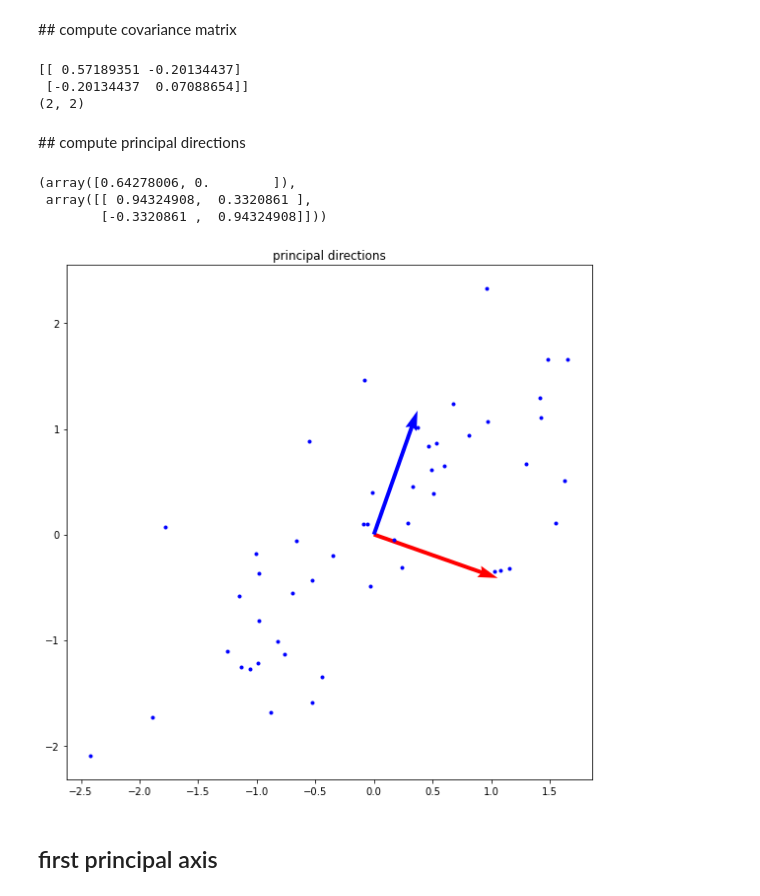
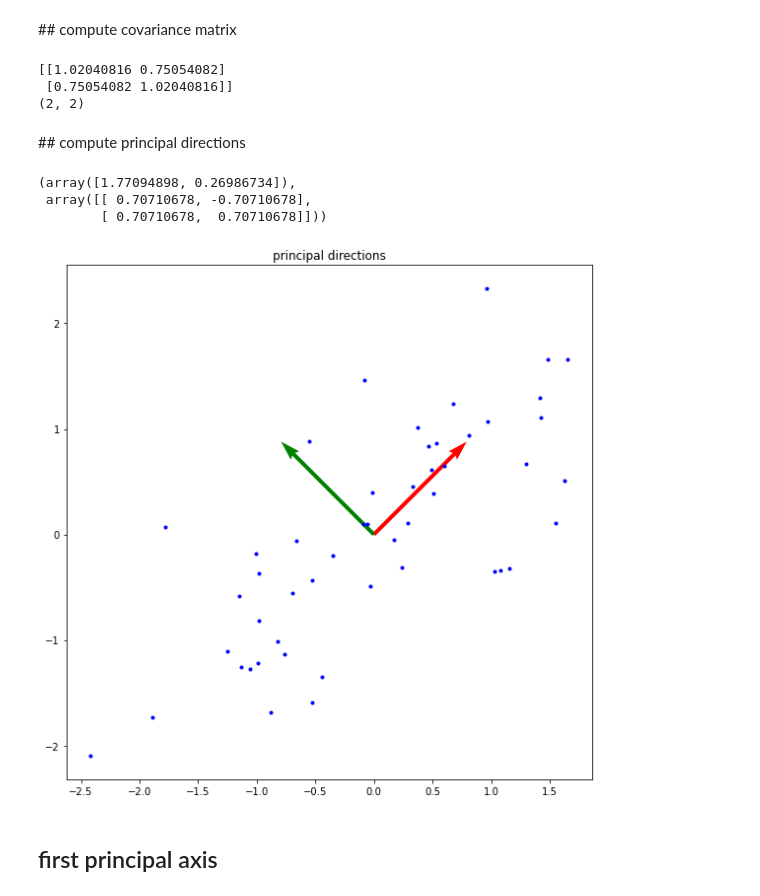
Before and after one commit to DancingGamza/Machine_learning, a Jupyter notebook: assignment_12.ipynb, the cells around one changed output. Drawn from its saved outputs; the diff is of its cells as text; code cells hidden in the pictures.

```diff
--- a/assignment_12.ipynb
+++ b/assignment_12.ipynb
@@ -87,7 +87,7 @@ def compute_covariance(feature):
             Sigma.append(ZTZ[i][j])'''
 
     ##Sigma = np.cov(feature.T)
-    Sigma = np.cov(feature[0],feature[1])
+    Sigma = np.cov(feature.T)
 
     return Sigma
 # %%
@@ -95,8 +95,8 @@ XX = compute_covariance(feature)
 print(XX)
 print(XX.shape)
 # %% [output]
-[[ 0.57189351 -0.20134437]
- [-0.20134437  0.07088654]]
+[[1.02040816 0.75054082]
+ [0.75054082 1.02040816]]
 (2, 2)
 # %% [markdown]
 ## compute principal directions
@@ -112,29 +112,29 @@ def compute_eigen(X):
 # %%
 compute_eigen(XX)
 # %% [output]
-(array([0.64278006, 0.        ]),
- array([[ 0.94324908,  0.3320861 ],
-        [-0.3320861 ,  0.94324908]]))
+(array([1.77094898, 0.26986734]),
+ array([[ 0.70710678, -0.70710678],
+        [ 0.70710678,  0.70710678]]))
 # %%
 plt.figure(figsize=(8,8))
 plt.title('principal directions')
 
 plt.plot(x, y, '.', color = 'blue')
 
 eigen_val,eigen_vec = compute_eigen(XX)
 
 origin = [0,0]
 eig_vec1 = eigen_vec[:,0]
 eig_vec2 = eigen_vec[:,1]
 
 plt.quiver(*origin, *eig_vec1, color = ['r'], scale = 4)
-plt.quiver(*origin, *eig_vec2, color = ['b'], scale = 4)
+plt.quiver(*origin, *eig_vec2, color = ['g'], scale = 4)
 
 
 plt.tight_layout()
 plt.show()
 # %% [output]
-[figure, old version]
+[figure, new version]
 # %% [markdown]
 ## first principal axis
 # %%
```
Also changed, not shown: parts of 1 cell of this notebook.
